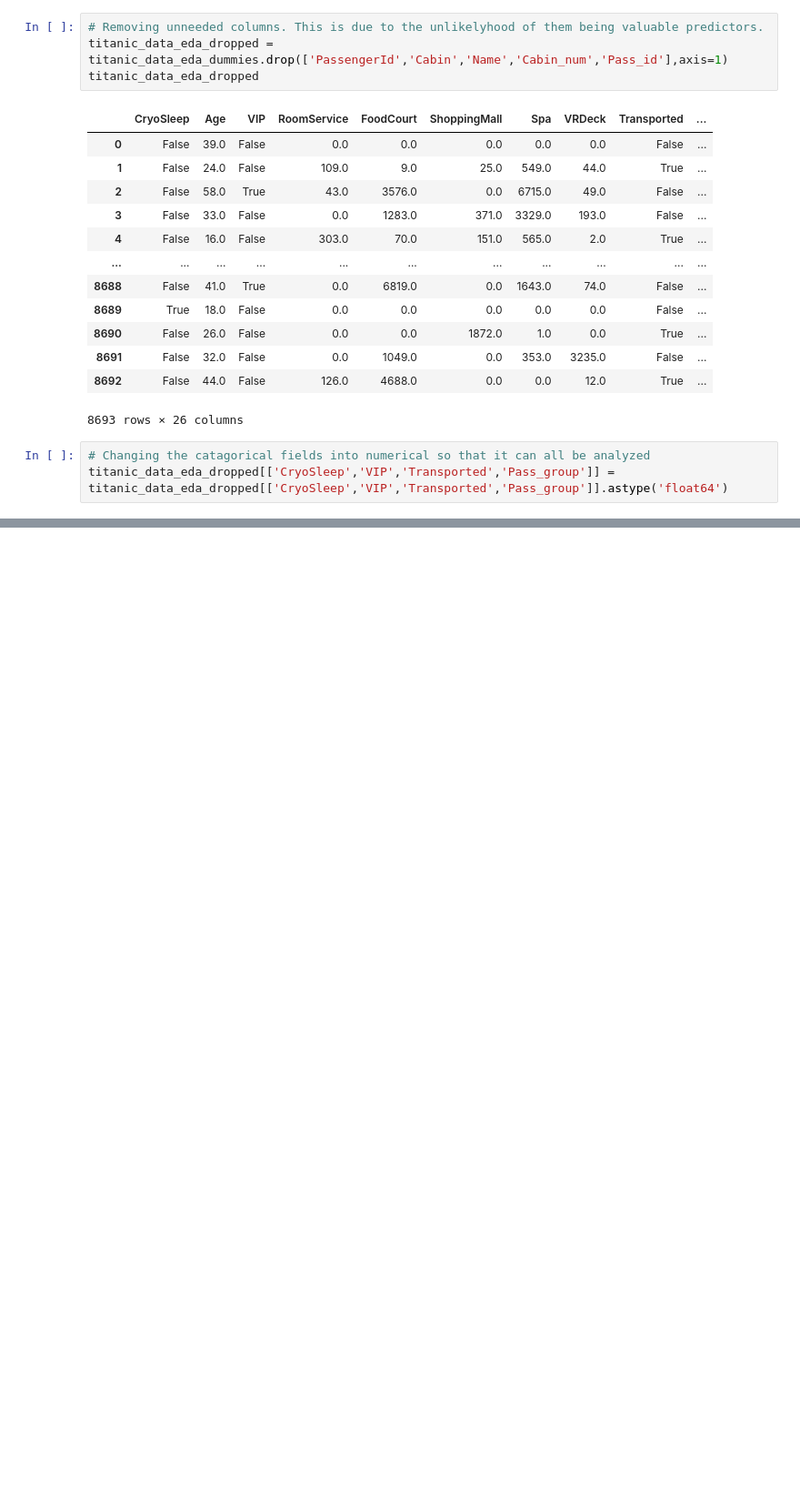
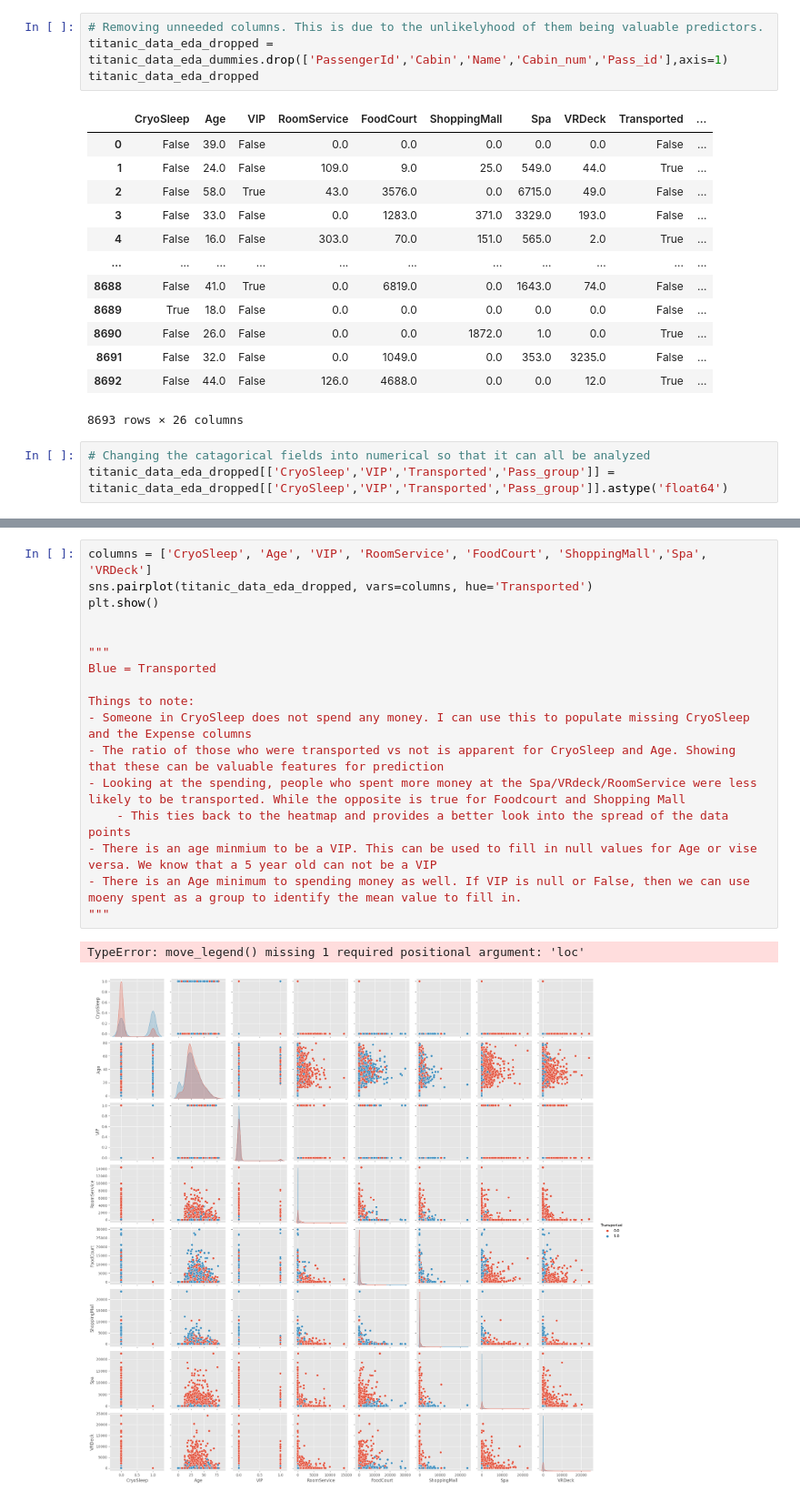
Before and after one commit to MMMarinov/ProjectPortfolio, a Jupyter notebook: 1. Titanic_SpaceShip - Binary Classification/Titanic_SpaceShip_XGBoost.ipynb, the cells around one changed output, grey strips where cells are left out. Shown at 91% size. Cells and saved outputs as stored; diff of their text form; blank space fills up the shorter version.

```diff
--- a/1. Titanic_SpaceShip - Binary Classification/Titanic_SpaceShip_XGBoost.ipynb
+++ b/1. Titanic_SpaceShip - Binary Classification/Titanic_SpaceShip_XGBoost.ipynb
@@ -229,0 +224,20 @@ heatmap = sns.heatmap(corr, annot=True, cmap="Blues", fmt='.1g')
+# %%
+columns = ['CryoSleep', 'Age', 'VIP', 'RoomService', 'FoodCourt', 'ShoppingMall','Spa', 'VRDeck']
+sns.pairplot(titanic_data_eda_dropped, vars=columns, hue='Transported')
+plt.show()
+
+
+"""
+Blue = Transported
+
+Things to note:
+- Someone in CryoSleep does not spend any money. I can use this to populate missing CryoSleep and the Expense columns
+- The ratio of those who were transported vs not is apparent for CryoSleep and Age. Showing that these can be valuable features for prediction
+- Looking at the spending, people who spent more money at the Spa/VRdeck/RoomService were less likely to be transported. While the opposite is true for Foodcourt and Shopping Mall
+    - This ties back to the heatmap and provides a better look into the spread of the data points
+- There is an age minmium to be a VIP. This can be used to fill in null values for Age or vise versa. We know that a 5 year old can not be a VIP
+- There is an Age minimum to spending money as well. If VIP is null or False, then we can use moeny spent as a group to identify the mean value to fill in.
+"""
+# %% [output]
+TypeError: move_legend() missing 1 required positional argument: 'loc'
+[figure, added]
```
Also changed, not shown: parts of 14 cells of this notebook, 3 other files.
